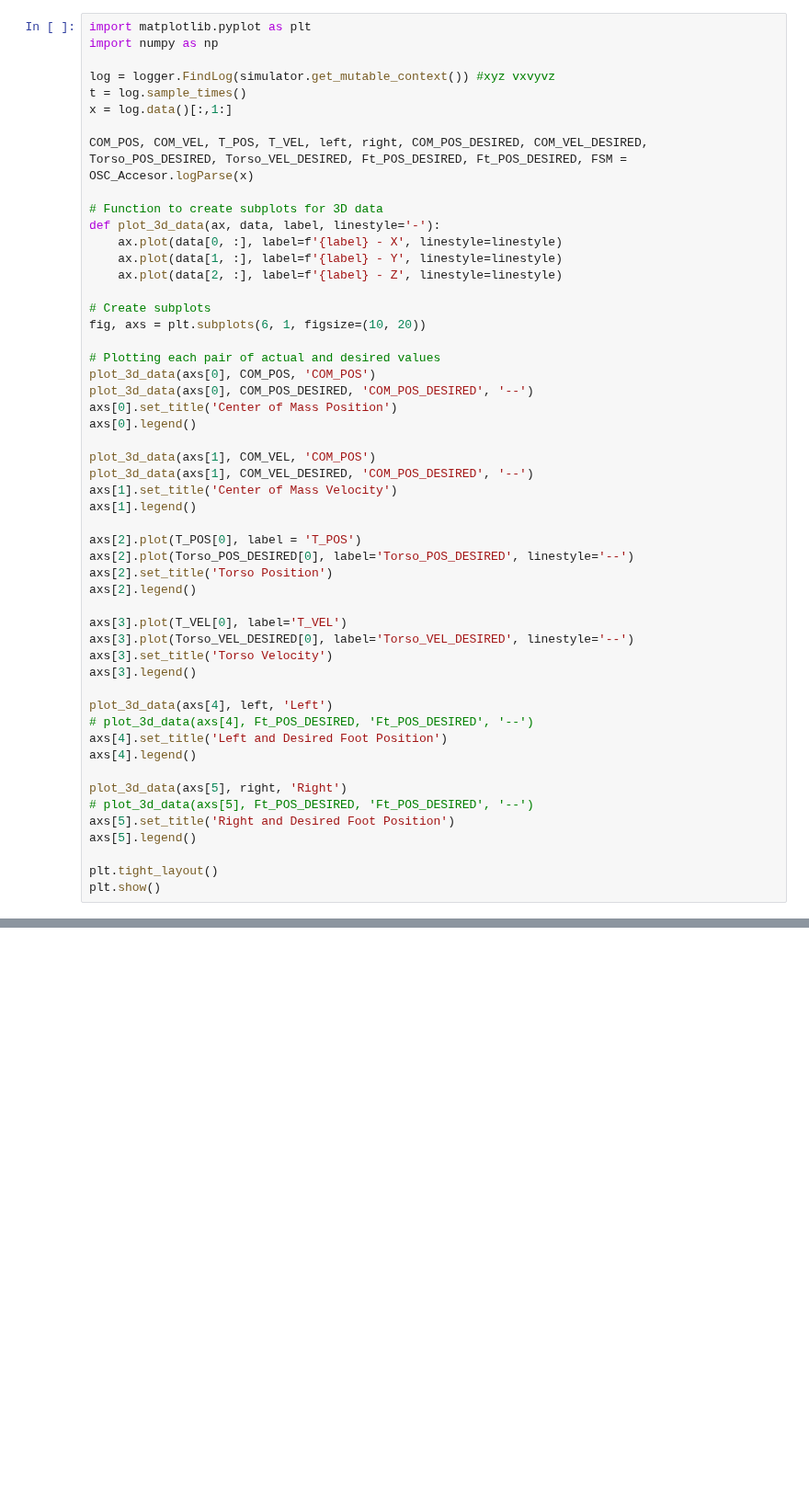
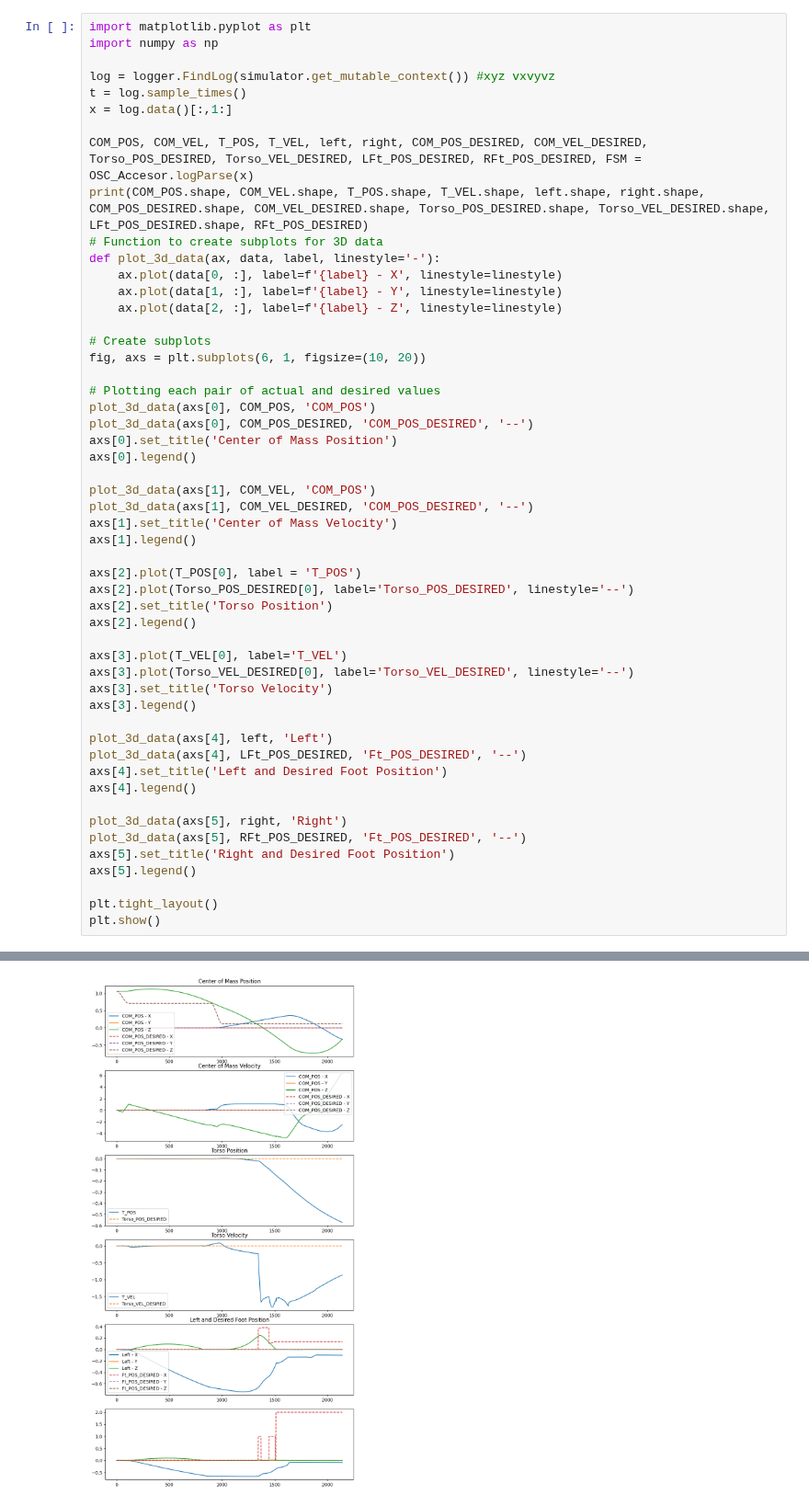
Before and after one commit to git-dhruv/Hop-Skip-and-Jump, a Jupyter notebook: src_copy/pleaseJump.ipynb, the cells around one changed output, grey strips where cells are left out. Shown at 92% size. Saved outputs shown, nothing was run; the diff lists cells and outputs as text; blank space fills up the shorter version.

```diff
--- a/src_copy/pleaseJump.ipynb
+++ b/src_copy/pleaseJump.ipynb
@@ -122,8 +150,8 @@ log = logger.FindLog(simulator.get_mutable_context()) #xyz vxvyvz
 t = log.sample_times()
 x = log.data()[:,1:]
 
-COM_POS, COM_VEL, T_POS, T_VEL, left, right, COM_POS_DESIRED, COM_VEL_DESIRED, Torso_POS_DESIRED, Torso_VEL_DESIRED, Ft_POS_DESIRED, Ft_POS_DESIRED, FSM =  OSC_Accesor.logParse(x)
-
+COM_POS, COM_VEL, T_POS, T_VEL, left, right, COM_POS_DESIRED, COM_VEL_DESIRED, Torso_POS_DESIRED, Torso_VEL_DESIRED, LFt_POS_DESIRED, RFt_POS_DESIRED, FSM =  OSC_Accesor.logParse(x)
+print(COM_POS.shape, COM_VEL.shape, T_POS.shape, T_VEL.shape, left.shape, right.shape, COM_POS_DESIRED.shape, COM_VEL_DESIRED.shape, Torso_POS_DESIRED.shape, Torso_VEL_DESIRED.shape, LFt_POS_DESIRED.shape, RFt_POS_DESIRED)
 # Function to create subplots for 3D data
 def plot_3d_data(ax, data, label, linestyle='-'):
     ax.plot(data[0, :], label=f'{label} - X', linestyle=linestyle)
@@ -155,14 +183,15 @@ axs[3].set_title('Torso Velocity')
 axs[3].legend()
 
 plot_3d_data(axs[4], left, 'Left')
-# plot_3d_data(axs[4], Ft_POS_DESIRED, 'Ft_POS_DESIRED', '--')
+plot_3d_data(axs[4], LFt_POS_DESIRED, 'Ft_POS_DESIRED', '--')
 axs[4].set_title('Left and Desired Foot Position')
 axs[4].legend()
 
 plot_3d_data(axs[5], right, 'Right')
-# plot_3d_data(axs[5], Ft_POS_DESIRED, 'Ft_POS_DESIRED', '--')
+plot_3d_data(axs[5], RFt_POS_DESIRED, 'Ft_POS_DESIRED', '--')
 axs[5].set_title('Right and Desired Foot Position')
 axs[5].legend()
 
 plt.tight_layout()
 plt.show()
+# %% [output]
@@ -168,0 +200 @@ plt.show()
+[figure, added]
```
Also changed, not shown: parts of 5 cells of this notebook, 1 other file.
